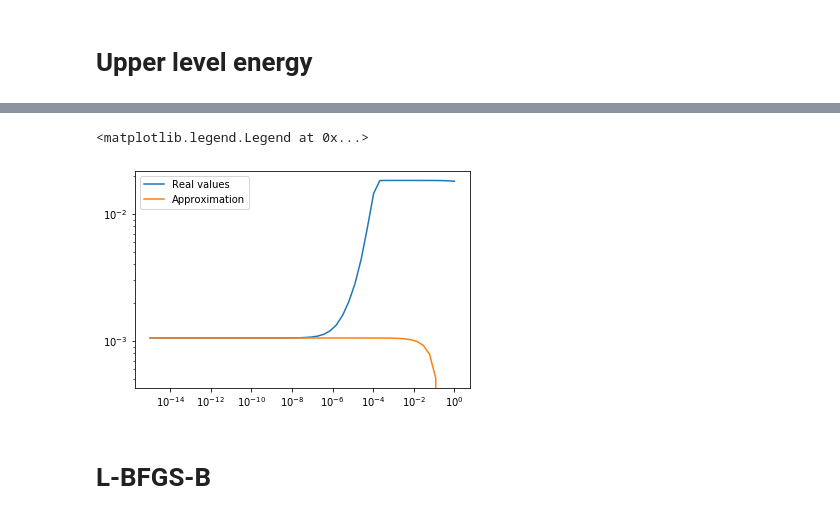
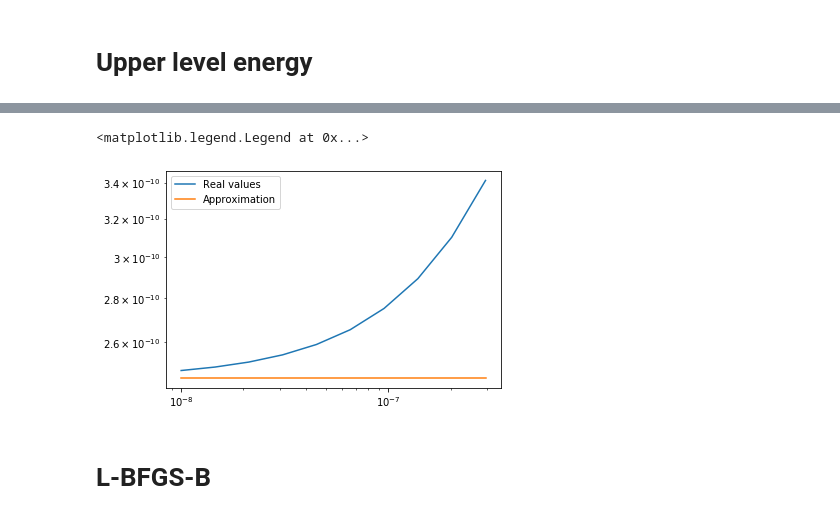
Before and after one commit to Biagig/Learning-Sampling-Pattern, a Jupyter notebook: Upper Level.ipynb, the cells around one changed output, grey strips where cells are left out. Cells and saved outputs as stored; diff of their text form; code cells hidden in the pictures.

```diff
--- a/Upper Level.ipynb
+++ b/Upper Level.ipynb
@@ -324,8 +79,8 @@ def Dpu_Etot(u,p,w):
 ## Loss function and penalty
 # %%
 c = 1e0
-def L(u,u2):return c*np.sum(rho_vec(u-u2,param["gamma"]))
-def grad_L(u,u2):return c*phix_vec(u-u2,param["gamma"])
+def L(u,u2):return c/2*np.linalg.norm(u-u2)**2
+def grad_L(u,u2):return c*(u-u2)
 
 beta = 0*c
 def P(p):return beta*np.linalg.norm(p[:-1])**2
@@ -342,7 +97,7 @@ def grad_P(p):
 # %%
 param["pn1"]=1e-6
 p = np.copy(radial_p)
-uk,norms,energy = pdhg(y,p[:-1],fourier_op,linear_op,param,maxit=20,verbose=0)
+uk,norms,energy = pdhg(y,p[:-1],fourier_op,linear_op,param,maxit=30,verbose=0)
 print(f"\nL(u(p))={L(uk,u0_mat)}\nP(p)={P(p)}")
 # %% [output]
 Sigma: 0.4472135954999579
@@ -361,9 +116,9 @@ def E(pk):
     return L(uk,u0_mat)+P(pk)
 
 cgconv = []
-def grad_E(pk,max_cgiter=1000,tol=1e-8,compute_conv=False):
+def grad_E(pk,max_cgiter=1000,cgtol=1e-6,compute_conv=False):
     global cgconv
-    #Update alpha(p)
+    #Compute uk from pk with lower level solver
     param["pn1"]=pk[-1]
     print("\nStarting PDHG")
     uk,norms = pdhg(y,pk[:-1],fourier_op,linear_op,param,compute_energy=False,maxit=50,verbose=0)
@@ -371,22 +126,32 @@ def grad_E(pk,max_cgiter=1000,tol=1e-8,compute_conv=False):
     #Defining linear operator from pk and uk
     def mv(w):
         w = np.reshape(w,(n,n))
-        return np.reshape(Du2_Etot(uk,pk,w),(n**2,))
+        return np.reshape(Du2_Ereg(uk,pk,w,
+                                   eps=param["epsilon"],
+                                   fourier_op=fourier_op,
+                                   y=y,
+                                   linear_op=linear_op,
+                                   gamma=param["gamma"]),(n**2,))
 
 
     # -- Use cg to compute gradient --
     lin = LinearOperator((n**2,n**2),matvec=mv)
-    B = np.reshape(np.conj(grad_L(uk,u0_mat)),(n**2,)).transpose()
+    B = np.reshape(np.conj(grad_L(uk,u0_mat).transpose()),(n**2,))
     def cgcall(x):
         if compute_conv:cgconv.append(np.linalg.norm(lin(x)-B)/np.linalg.norm(B))
 
     t1=time.time()
     print("\nStarting Conjugate Gradient method")
-    x_inter,convergence = cg(lin,B,tol=tol,maxiter=max_cgiter,callback=cgcall)
+    x_inter,convergence = scipy.sparse.linalg.cg(lin,B,tol=cgtol,maxiter=max_cgiter,callback=cgcall)
     print(f"Finished in {time.time()-t1}s - ||Ax-b||/||b||: {np.linalg.norm(lin(x_inter)-B)/np.linalg.norm(B)}")
 
     #Apply DpuE
-    return -Dpu_Etot(uk,pk,np.reshape(x_inter,(n,n)))+grad_P(pk)
+    return -Dpu_Etot(uk,pk,np.reshape(x_inter,(n,n)),
+                                   eps=param["epsilon"],
+                                   fourier_op=fourier_op,
+                                   y=y,
+                                   linear_op=linear_op,
+                                   gamma=param["gamma"])
 
 # Callback function
 niter = 0
@@ -420,11 +186,11 @@ Text(0, 0.5, '||Ax-b||/||b||')
 # %%
 # Checking gradE
-p0 = 0.9*radial_p+0.1*np.random.rand(n**2+1)
+p0 = 0.99*radial_p+0.01*np.random.rand(n**2+1)
 p0[-1] = 1e-6
 Ep0,gradEp0 = E(p0),grad_E(p0)
 p1 = np.random.rand(n**2+1)
 
-tests = np.logspace(-15,0,50)
+tests = np.logspace(-8,0,50)
 real_values = np.array([E(p0+t*p1) for t in tests])
 approx = np.array([Ep0+t*np.sum(gradEp0*p1) for t in tests])
 # %% [output]
@@ -460,12 +226,13 @@ Finished in 0.12735843658447266 seconds.
 # %%
-plt.plot(tests,real_values,label="Real values")
-plt.plot(tests,approx,label="Approximation")
+nplot = 10
+plt.plot(tests[:nplot],real_values[:nplot],label="Real values")
+plt.plot(tests[:nplot],approx[:nplot],label="Approximation")
 plt.xscale("log")
 plt.yscale("log")
 plt.legend()
 # %% [output]
 <matplotlib.legend.Legend at 0x...>
-[figure, old version]
+[figure, new version]
 # %% [markdown]
 # L-BFGS-B
 # %%
```
Also changed, not shown: parts of 36 cells of this notebook, 2 other files.
